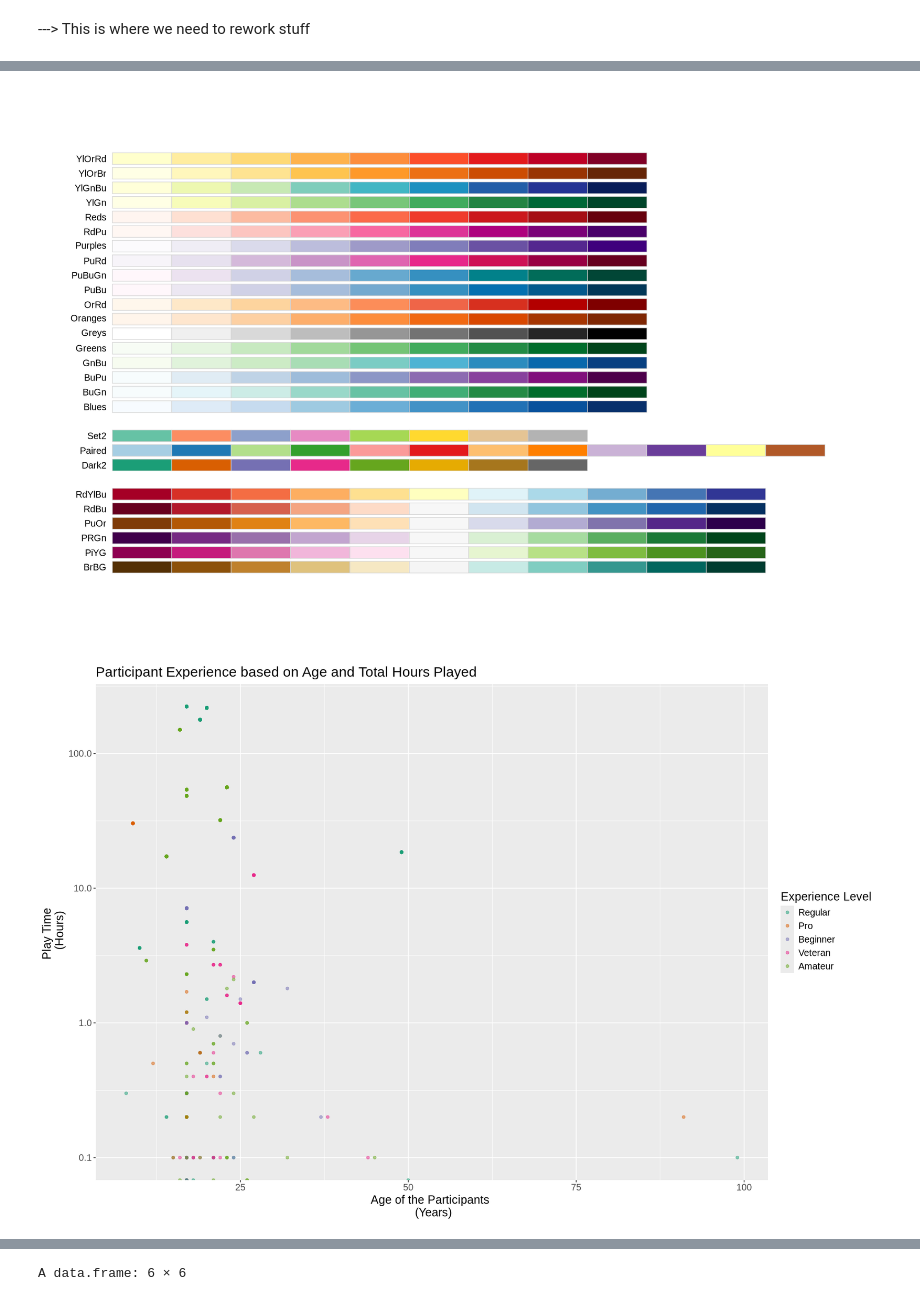
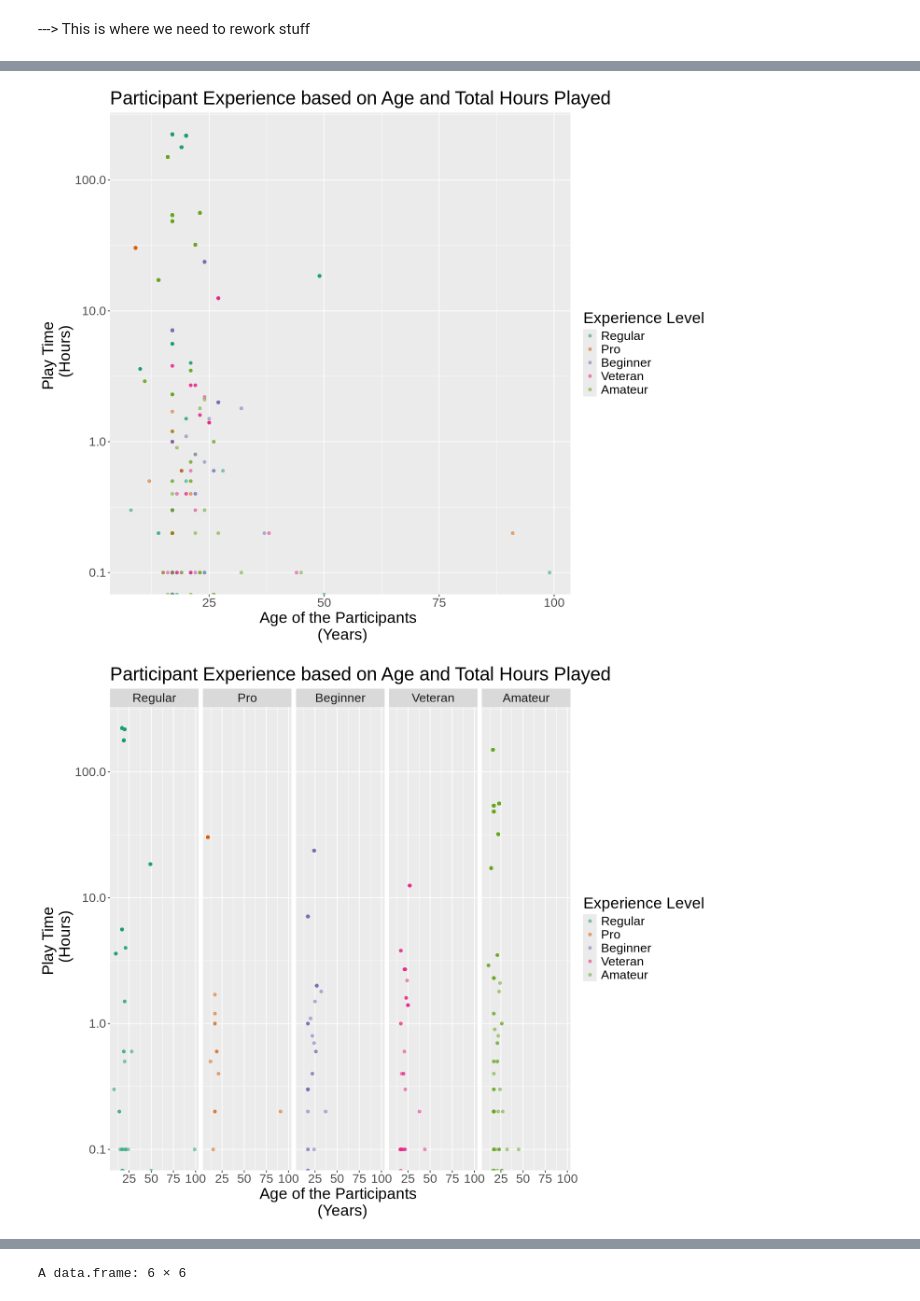
Before and after one commit to EtanSun/DSCI_100_Project, a Jupyter notebook: project.ipynb, the cells around one changed output, grey strips where cells are left out. Cells and saved outputs as stored; diff of their text form; code cells hidden in the pictures.

Commit message:
Methods and Results
We need to do scaling as the datapoints are fairly unbalanced + address whether the values that are equal to 0 or below are needed.

```diff
--- a/project.ipynb
+++ b/project.ipynb
@@ -137,7 +137,7 @@ A data.frame: 6 × 6
 ---> This is where we need to rework stuff
 # %%
 #Copy and reword this code if we don't need start_time, end_time, and difference:
-options (repr.plot.width = 15, repr.plot.height = 10)
+options (repr.plot.width = 12, repr.plot.height = 10)
 
 
 #Final Cleaning of the data and turning the experience variable to a categorical variable
@@ -145,7 +145,7 @@ playdate_final <- playdate_diff |>
 select (experience:age) |>
 mutate (experience = as_factor(experience))
 
-display.brewer.all (colorblindFriendly = TRUE)
+#** display.brewer.all (colorblindFriendly = TRUE) <-- remove before submission!**
 
 #Creating a visualization to see what we're working with; x = age as it is independent, y = played_hours as it might change based on age
 playdate_vision <- playdate_final |>
@@ -154,10 +154,29 @@ geom_point(alpha = 0.5) +
 scale_color_brewer (palette = "Dark2") +
 labs (x = "Age of the Participants \n (Years)", y = "Play Time \n (Hours)", title = "Participant Experience based on Age and Total Hours Played"
       , color = "Experience Level") +
-theme (text = element_text (size = 15)) +
+theme (text = element_text (size = 20)) +
 scale_y_log10 ()
 
+#Creating a grid version
+playdate_vision_grid <- playdate_final |>
+ggplot (aes(x = age, y = played_hours, color = experience)) +
+geom_point(alpha = 0.5) +
+facet_grid (cols = vars(experience)) +
+scale_color_brewer (palette = "Dark2") +
+labs (x = "Age of the Participants \n (Years)", y = "Play Time \n (Hours)", title = "Participant Experience based on Age and Total Hours Played"
+      , color = "Experience Level") +
+theme (text = element_text (size = 20)) +
+scale_y_log10 ()
+
+
+
+
 playdate_vision
+playdate_vision_grid
+
+#From this, we can visually see that Regular and Amateur Players are most likely the ones who contribute the most data
+#However, we can also see a class imbalance, but to be sure, a summary can be made.
+#We might need to exclude 0 values or filter so we only obtain values that are greater than 0
 # %% [output]
 Warning message in scale_y_log10():
 “log-10 transformation introduced infinite values.”
@@ -164,2 +185,2 @@ Warning message in scale_y_log10():
-[figure, old version]
+[figure, new version]
-[figure, old version]
+[figure, new version]
```
Also changed, not shown: parts of 3 cells of this notebook.
